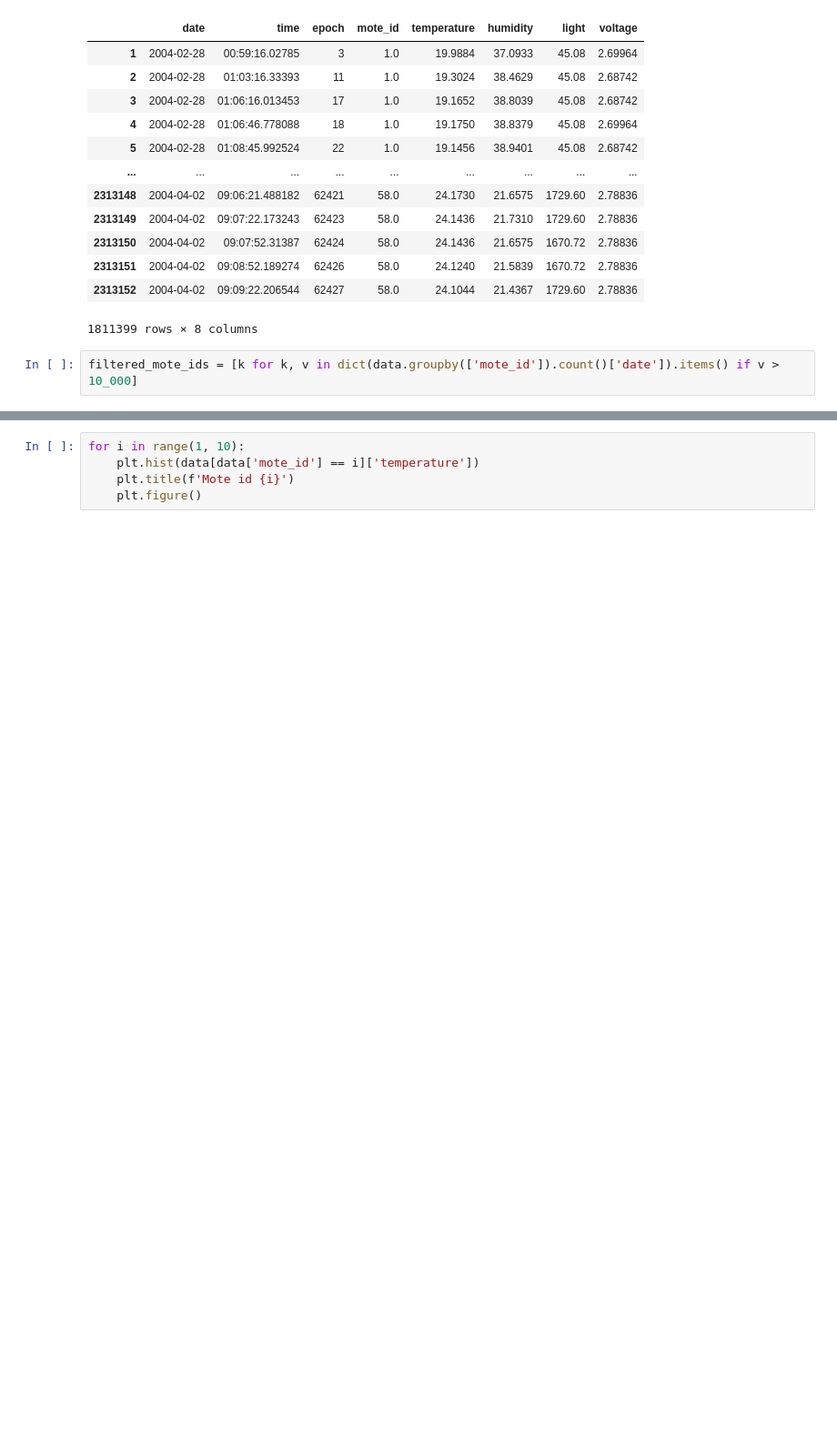
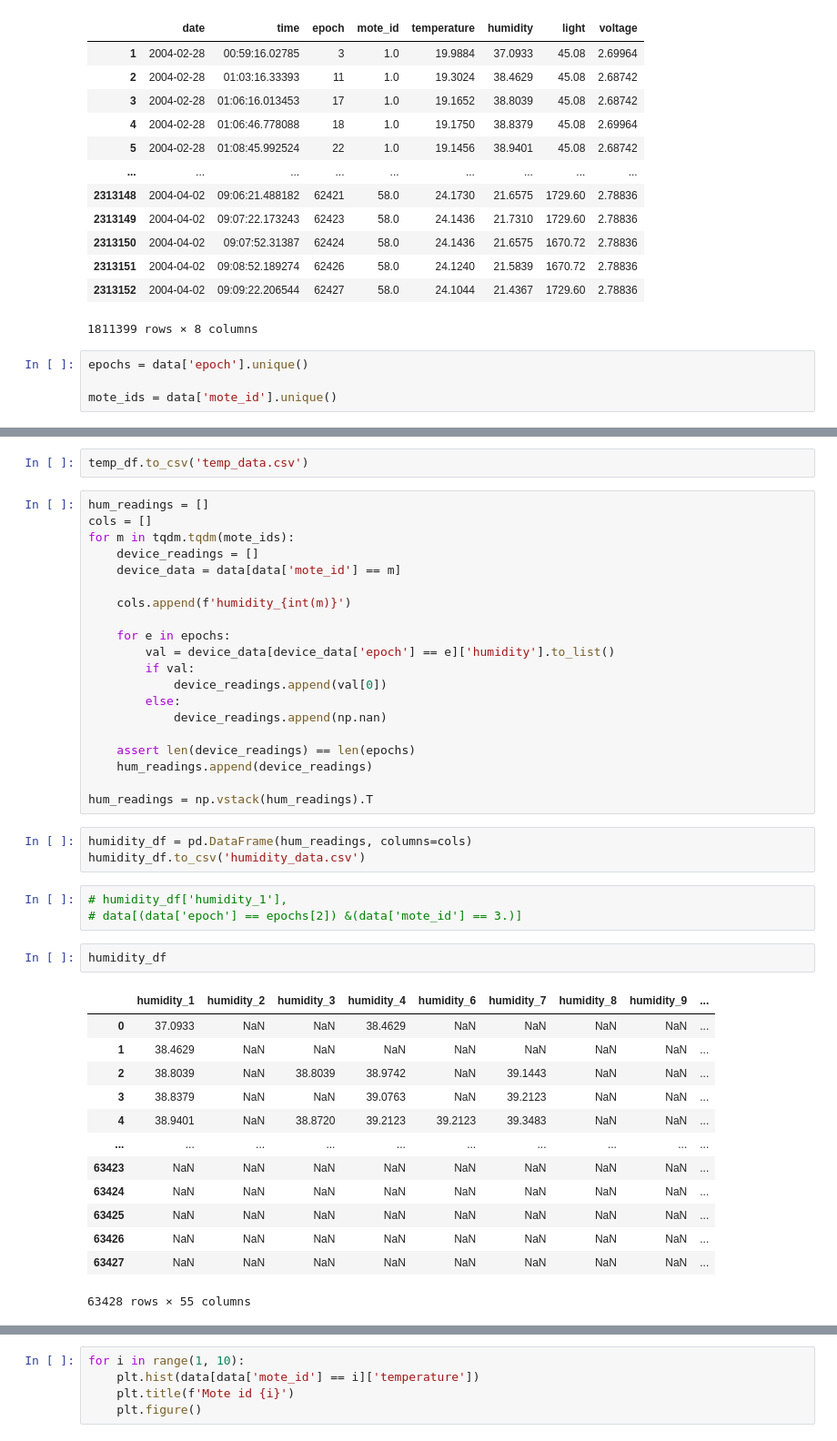
Before and after one commit to Yididya/k_submodular, a Jupyter notebook: notebooks/Sensor placement [preprocessing].ipynb, the cells around one changed output, grey strips where cells are left out. Shown at 91% size. Cells and saved outputs as stored; diff of their text form; blank space fills up the shorter version.

```diff
--- a/notebooks/Sensor placement [preprocessing].ipynb
+++ b/notebooks/Sensor placement [preprocessing].ipynb
@@ -46,5 +52,7 @@ data
 | 2313152 | 2004-04-02 | 09:09:22.206544 | 62427 | 58.0 | 24.1044 | 21.4367 | 1729.60 | 2.78836 |
 1811399 rows × 8 columns
 # %%
-filtered_mote_ids = [k for k, v in dict(data.groupby(['mote_id']).count()['date']).items() if v > 10_000]
+epochs = data['epoch'].unique()
+
+mote_ids = data['mote_id'].unique()
 # %%
@@ -71,0 +100,44 @@ data
+# %%
+temp_df.to_csv('temp_data.csv')
+# %%
+hum_readings = []
+cols = []
+for m in tqdm.tqdm(mote_ids):
+    device_readings = []
+    device_data = data[data['mote_id'] == m]
+
+    cols.append(f'humidity_{int(m)}')
+
+    for e in epochs:
+        val = device_data[device_data['epoch'] == e]['humidity'].to_list()
+        if val:
+            device_readings.append(val[0])
+        else:
+            device_readings.append(np.nan)
+
+    assert len(device_readings) == len(epochs)
+    hum_readings.append(device_readings)
+
+hum_readings = np.vstack(hum_readings).T
+# %%
+humidity_df = pd.DataFrame(hum_readings, columns=cols)
+humidity_df.to_csv('humidity_data.csv')
+# %%
+# humidity_df['humidity_1'],
+# data[(data['epoch'] == epochs[2]) &(data['mote_id'] == 3.)]
+# %%
+humidity_df
+# %% [output]
+|  | humidity_1 | humidity_2 | humidity_3 | humidity_4 | humidity_6 | humidity_7 | humidity_8 | humidity_9 | ... |
+| 0 | 37.0933 | NaN | NaN | 38.4629 | NaN | NaN | NaN | NaN | ... |
+| 1 | 38.4629 | NaN | NaN | NaN | NaN | NaN | NaN | NaN | ... |
+| 2 | 38.8039 | NaN | 38.8039 | 38.9742 | NaN | 39.1443 | NaN | NaN | ... |
+| 3 | 38.8379 | NaN | NaN | 39.0763 | NaN | 39.2123 | NaN | NaN | ... |
+| 4 | 38.9401 | NaN | 38.8720 | 39.2123 | 39.2123 | 39.3483 | NaN | NaN | ... |
+| ... | ... | ... | ... | ... | ... | ... | ... | ... | ... |
+| 63423 | NaN | NaN | NaN | NaN | NaN | NaN | NaN | NaN | ... |
+| 63424 | NaN | NaN | NaN | NaN | NaN | NaN | NaN | NaN | ... |
+| 63425 | NaN | NaN | NaN | NaN | NaN | NaN | NaN | NaN | ... |
+| 63426 | NaN | NaN | NaN | NaN | NaN | NaN | NaN | NaN | ... |
+| 63427 | NaN | NaN | NaN | NaN | NaN | NaN | NaN | NaN | ... |
+63428 rows × 55 columns
```
Also changed, not shown: parts of 10 cells of this notebook, 1 other file.
